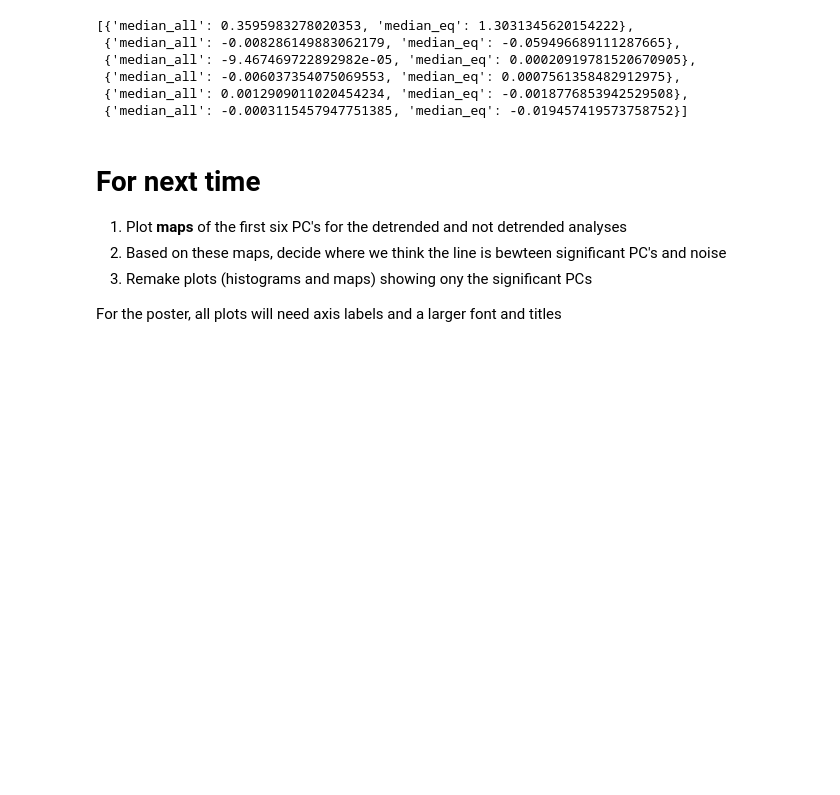
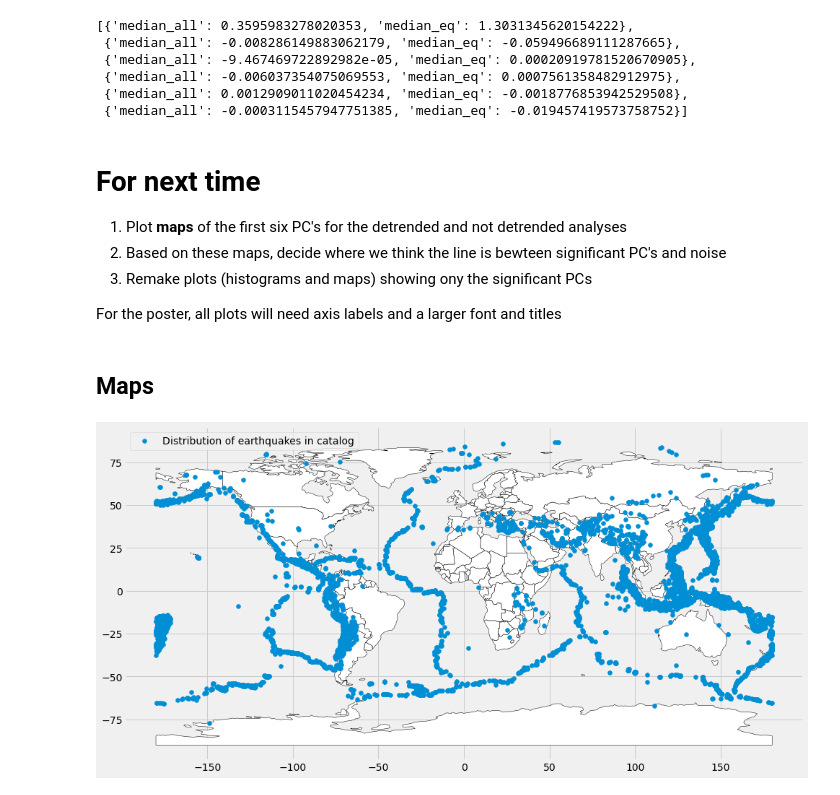
Before and after one commit to epic-research-group/surface-load-quakes, a Jupyter notebook: surface-load-earthquake-relationship.ipynb, the cells around one changed output. Saved outputs shown, nothing was run; the diff lists cells and outputs as text; code cells hidden in the pictures; blank space fills up the shorter version.

Commit message:
Plotting maps for detrended and not detrended analyses

```diff
--- a/surface-load-earthquake-relationship.ipynb
+++ b/surface-load-earthquake-relationship.ipynb
@@ -177,3 +177,21 @@ stats_detrend
 3. Remake plots (histograms and maps) showing ony the significant PCs
 
 For the poster, all plots will need axis labels and a larger font and titles
+# %% [markdown]
+## Maps
+# %%
+import geopandas as gpd
+
+gdf = gpd.GeoDataFrame(geometry=gpd.points_from_xy(catalog.longitude, catalog.latitude))
+world = gpd.read_file(gpd.datasets.get_path('naturalearth_lowres'))
+# ax = world.plot(color='white', edgecolor='black', figsize=(8,6))
+ax = world.plot(color='white', edgecolor='black', figsize=(15,10))
+gdf.plot(ax=ax, label='Distribution of earthquakes in catalog')
+leg = ax.legend()
+
+# gdi = gpd.GeoDataFrame(df_ind, geometry=gpd.points_from_xy(df_ind.longitude, df_ind.latitude))
+# gdi.plot(ax=ax, markersize = 5)
+
+# plt.show()
+# %% [output]
+[figure, added]
```
Also changed, not shown: parts of 6 cells of this notebook.
